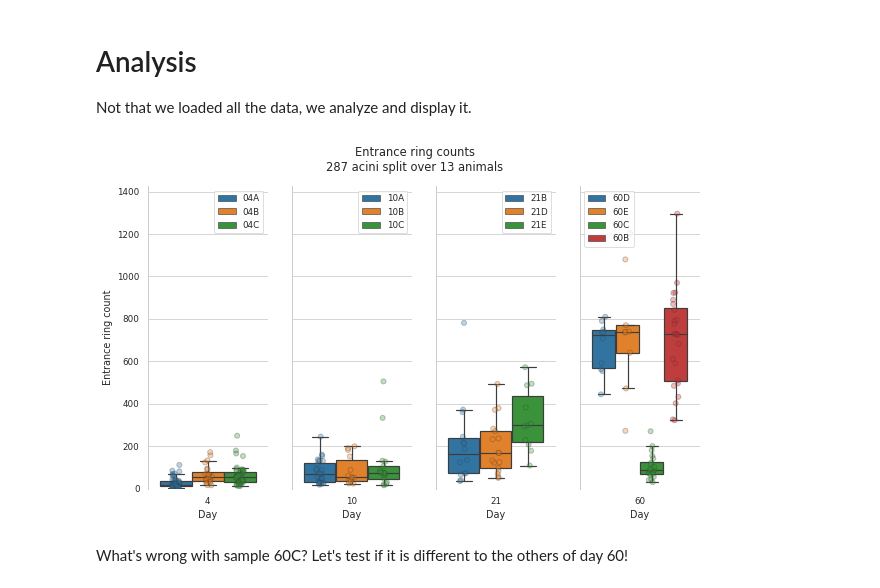
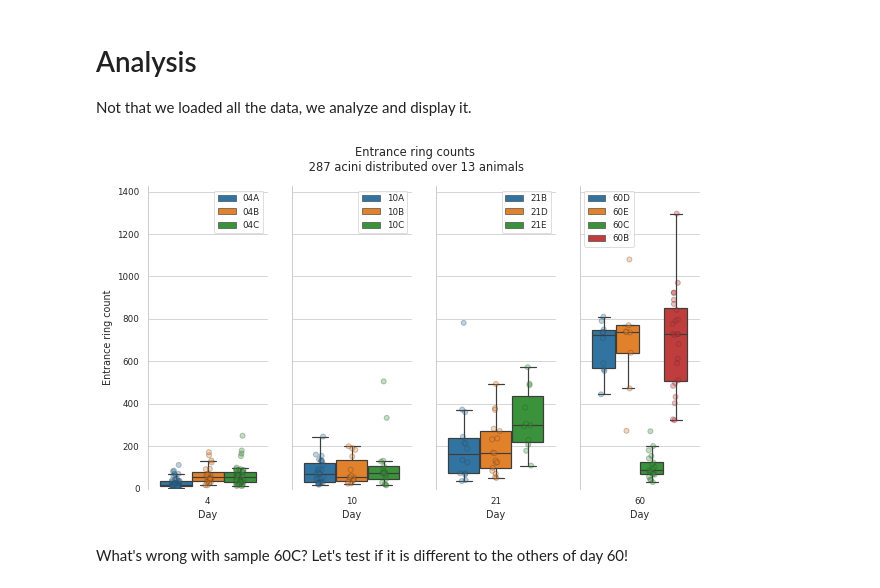
Before and after one commit to habi/acinar-analysis, a Jupyter notebook: Analysis.ipynb, the cells around one changed output. Saved outputs shown, nothing was run; the diff lists cells and outputs as text; code cells hidden in the pictures.

```diff
--- a/Analysis.ipynb
+++ b/Analysis.ipynb
@@ -327,33 +326,34 @@ Not that we loaded all the data, we analyze and display it.
 # %%
 # Let's look at all the counts from Eveline
 for c, d in enumerate(sorted(pandas.unique(Data.Day))):
     plt.subplot(1, len(pandas.unique(Data.Day)), c + 1)
     bxplt = seaborn.boxplot(data=Data.loc[Data.Day == d],
                             x='Day',
                             y='Counts_Eveline',
                             hue='Animal',
                             fliersize=0)
     swrmplt = seaborn.stripplot(data=Data.loc[Data.Day == d],
                                 x='Day',
                                 y='Counts_Eveline',
                                 hue='Animal',
                                 jitter=True,
                                 dodge=True,
                                 linewidth=1,
                                 alpha=0.309)
     handles, labels = plt.gca().get_legend_handles_labels()
     plt.ylim([0, 1.1 * Data.Counts_Eveline.max()])
     bxplt.legend(handles[:len(handles) // 2], labels[:len(labels) // 2])
     if c:
         plt.ylabel('')
         plt.gca().set_yticklabels([])
     else:
         plt.ylabel('Entrance ring count')
-plt.suptitle('Entrance ring counts\n%s acini split over %s animals' % (len(Data),
-                                                                       len(pandas.unique(Data.Animal))))
+plt.suptitle('Entrance ring counts\n '
+             '%s acini distributed over %s animals' % (len(Data),
+                                                 len(pandas.unique(Data.Animal))))
 plt.show()
 # %% [output]
-[figure, old version]
+[figure, new version]
 # %% [markdown]
 What's wrong with sample 60C?
 Let's test if it is different to the others of day 60!
```
Also changed, not shown: parts of 57 cells of this notebook.
